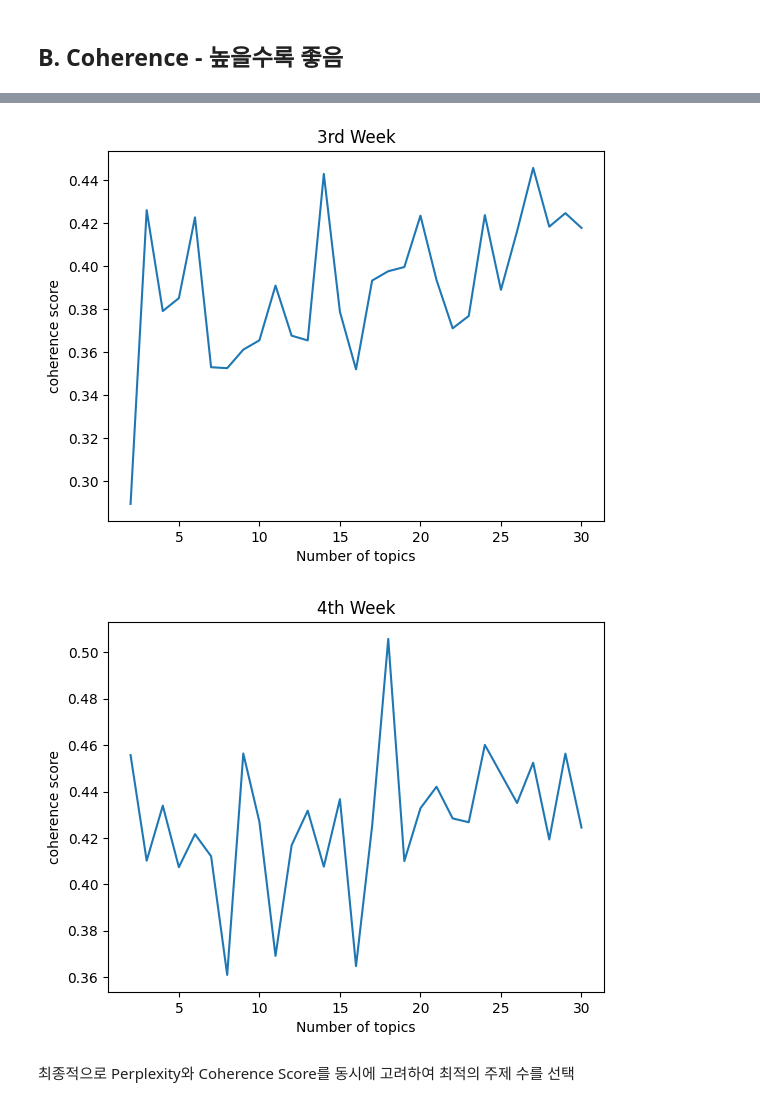
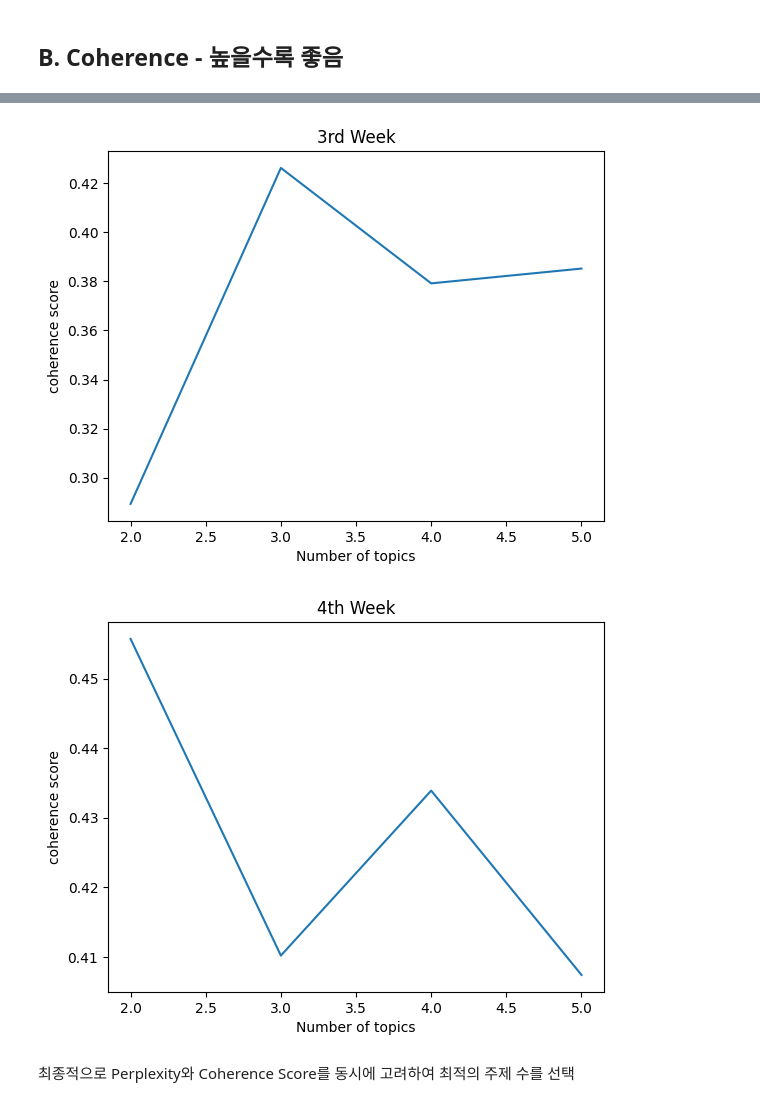
Before and after one commit to viola2002/dartb, a Jupyter notebook: academic_festival/2024_Autumn/code/NLP_LDA_Weekly.ipynb, the cells around one changed output, grey strips where cells are left out. Cells and saved outputs as stored; diff of their text form; code cells hidden in the pictures.

```diff
--- a/academic_festival/2024_Autumn/code/NLP_LDA_Weekly.ipynb
+++ b/academic_festival/2024_Autumn/code/NLP_LDA_Weekly.ipynb
@@ -733,25 +733,25 @@ coherence_values_2 = []
 coherence_values_3 = []
 coherence_values_4 = []
 # %%
-for i in range(2, 31):
+for i in range(2, 6):
     ldamodel_1 = gensim.models.ldamodel.LdaModel(corpus_1, num_topics=i, id2word=dictionary_1, random_state=42)
     coherence_model_lda_1 = CoherenceModel(model=ldamodel_1, texts=terms_1, dictionary=dictionary_1, topn=10)
     coherence_lda_1 = coherence_model_lda_1.get_coherence()
     coherence_values_1.append(coherence_lda_1)
 # %%
-for i in range(2, 31):
+for i in range(2, 6):
     ldamodel_2 = gensim.models.ldamodel.LdaModel(corpus_2, num_topics=i, id2word=dictionary_2, random_state=42)
     coherence_model_lda_2 = CoherenceModel(model=ldamodel_2, texts=terms_2, dictionary=dictionary_2, topn=10)
     coherence_lda_2 = coherence_model_lda_2.get_coherence()
     coherence_values_2.append(coherence_lda_2)
 # %%
-for i in range(2, 31):
+for i in range(2, 6):
     ldamodel_3 = gensim.models.ldamodel.LdaModel(corpus_3, num_topics=i, id2word=dictionary_3, random_state=42)
     coherence_model_lda_3 = CoherenceModel(model=ldamodel_3, texts=terms_3, dictionary=dictionary_3, topn=10)
     coherence_lda_3 = coherence_model_lda_3.get_coherence()
     coherence_values_3.append(coherence_lda_3)
 # %%
-for i in range(2, 31):
+for i in range(2, 6):
     ldamodel_4 = gensim.models.ldamodel.LdaModel(corpus_4, num_topics=i, id2word=dictionary_4, random_state=42)
     coherence_model_lda_4 = CoherenceModel(model=ldamodel_4, texts=terms_4, dictionary=dictionary_4, topn=10)
     coherence_lda_4 = coherence_model_lda_4.get_coherence()
@@ -777,21 +777,21 @@ plt.show()
 # %%
-x = range(2, 31)
+x = range(2, 6)
 plt.plot(x, coherence_values_3)
 plt.title('3rd Week')
 plt.xlabel("Number of topics")
 plt.ylabel("coherence score")
 plt.show()
 # %% [output]
-[figure, old version]
+[figure, new version]
 # %%
-x = range(2, 31)
+x = range(2, 6)
 plt.plot(x, coherence_values_4)
 plt.title('4th Week')
 plt.xlabel("Number of topics")
 plt.ylabel("coherence score")
 plt.show()
 # %% [output]
-[figure, old version]
+[figure, new version]
 # %% [markdown]
 최종적으로 Perplexity와 Coherence Score를 동시에 고려하여 최적의 주제 수를 선택
 # %% [markdown]
```
Also changed, not shown: parts of 24 cells of this notebook.
